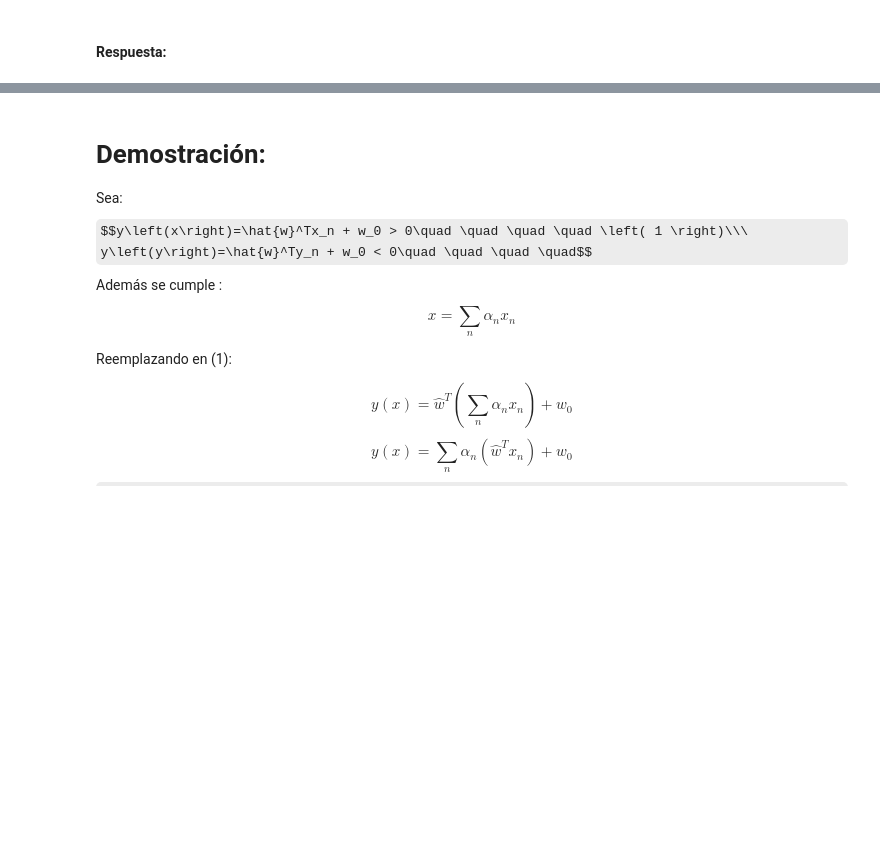
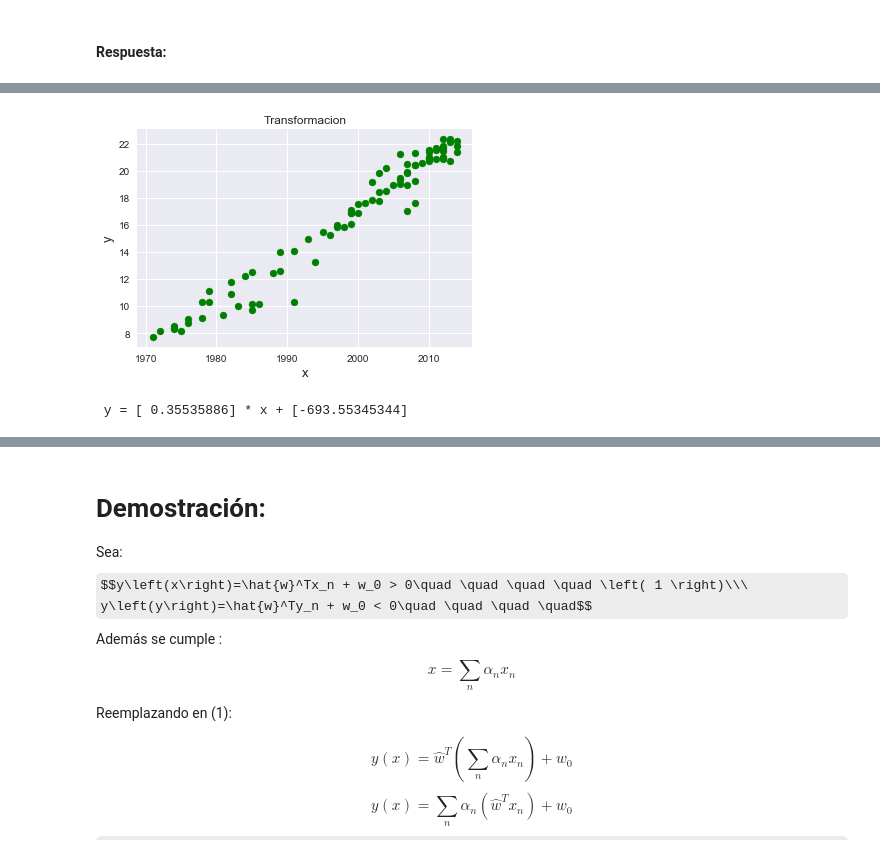
Before and after one commit to ohuarcaya/asignacion1ml-team-bomb, a Jupyter notebook: Archivos1ML/AsignacionML1.ipynb, the cells around one changed output, grey strips where cells are left out. Drawn from its saved outputs; the diff is of its cells as text; code cells hidden in the pictures; some formulas as TeX source; blank space fills up the shorter version.

```diff
--- a/Archivos1ML/AsignacionML1.ipynb
+++ b/Archivos1ML/AsignacionML1.ipynb
@@ -531,0 +591,27 @@ plt.show()
+# %%
+x = transistor["year"]
+x = x.values.reshape((len(x), 1))
+y = transistor["transistors"]
+y = y.values.reshape((len(y), 1))
+
+max_x = max(x)
+min_x = min(x)
+
+yN= np.log(y)
+
+plt.scatter(x,yN,color='g')
+plt.xlabel('x', fontsize=13)
+plt.ylabel('y', fontsize=13)
+plt.title("Transformacion") # tranformando
+plt.show()
+# %% [output]
+[figure, added]
+# %%
+# haciendo la regresion lineal para obtener la funcion idonea
+regr = LinearRegression()
+regr.fit(x, yN)
+m = regr.coef_[0]
+b = regr.intercept_
+print(' y = {0} * x + {1}'.format(m, b))
+# %% [output]
+ y = [ 0.35535886] * x + [-693.55345344]
```
Also changed, not shown: parts of 27 cells of this notebook.
